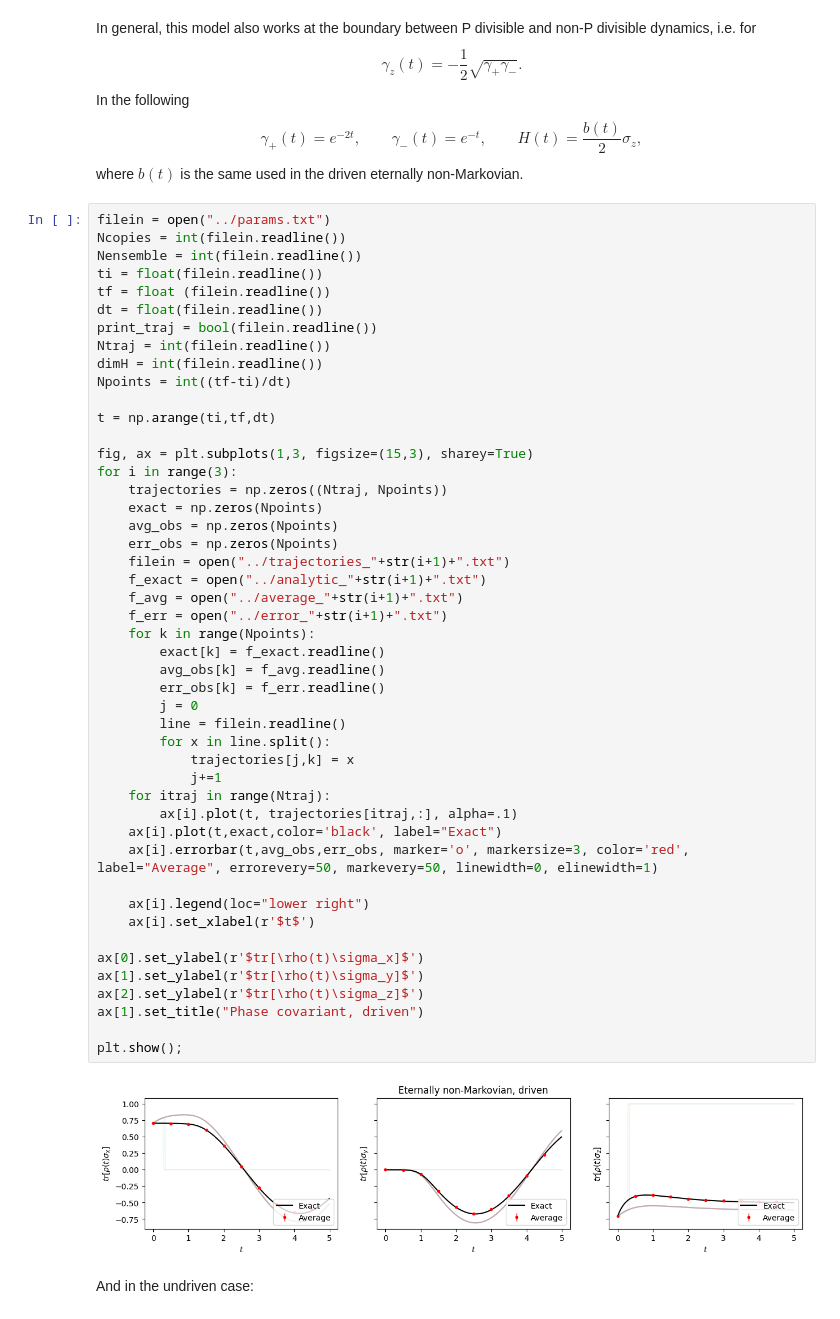
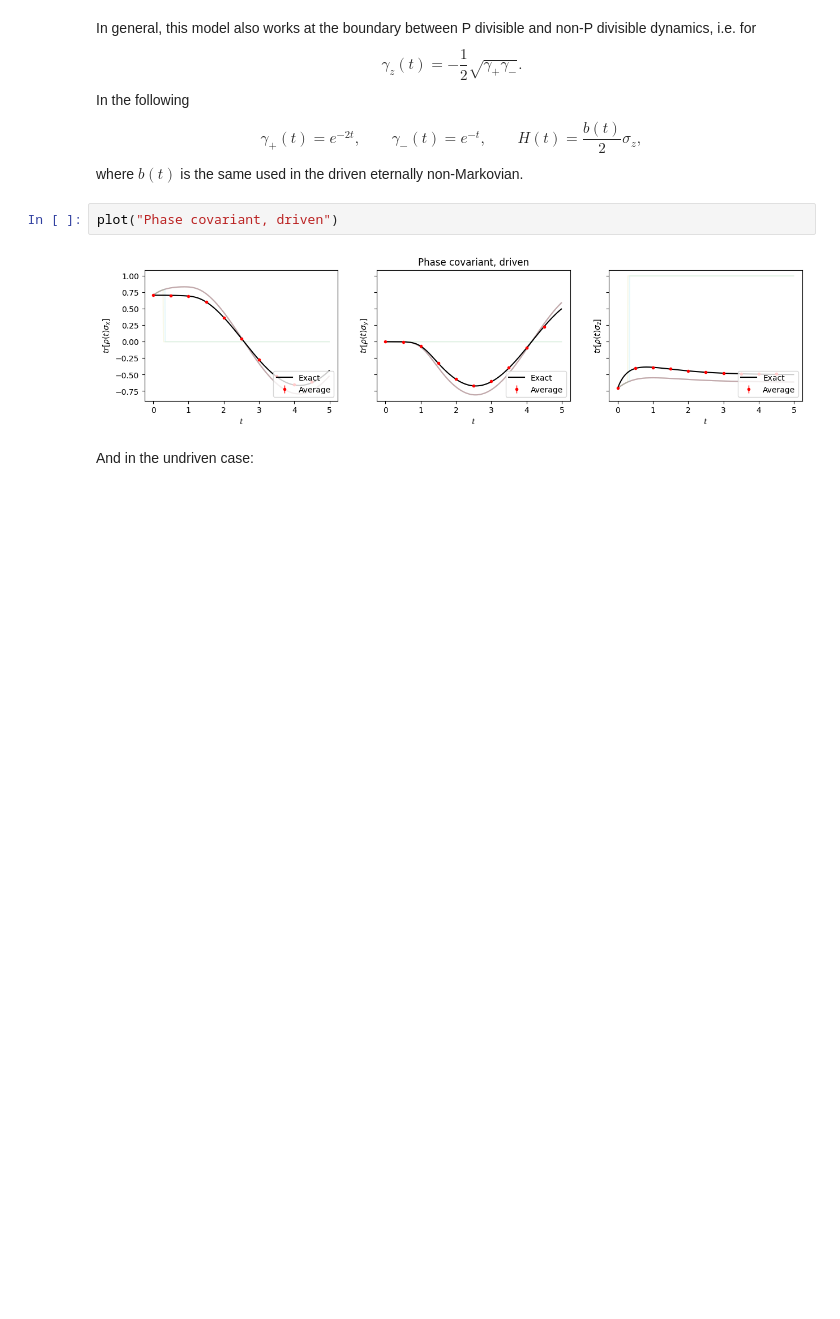
Before and after one commit to federicoSettimo/ROQJ, a Jupyter notebook: Examples/Phase covariant.ipynb, the cells around one changed output. Cells and saved outputs as stored; diff of their text form; blank space fills up the shorter version.

Commit message:
Updated plots

```diff
--- a/Examples/Phase covariant.ipynb
+++ b/Examples/Phase covariant.ipynb
@@ -150,54 +108,9 @@ In the following
 $$ \gamma_+(t) = e^{-2t},\qquad\gamma_-(t) = e^{-t}, \qquad H(t) = \frac{b(t)}2\sigma_z,$$
 where $b(t)$ is the same used in the driven eternally non-Markovian.
 # %%
-filein = open("../params.txt")
-Ncopies = int(filein.readline())
-Nensemble = int(filein.readline())
-ti = float(filein.readline())
-tf = float (filein.readline())
-dt = float(filein.readline())
-print_traj = bool(filein.readline())
-Ntraj = int(filein.readline())
-dimH = int(filein.readline())
-Npoints = int((tf-ti)/dt)
-
-t = np.arange(ti,tf,dt)
-
-fig, ax = plt.subplots(1,3, figsize=(15,3), sharey=True)
-for i in range(3):
-    trajectories = np.zeros((Ntraj, Npoints))
-    exact = np.zeros(Npoints)
-    avg_obs = np.zeros(Npoints)
-    err_obs = np.zeros(Npoints)
-    filein = open("../trajectories_"+str(i+1)+".txt")
-    f_exact = open("../analytic_"+str(i+1)+".txt")
-    f_avg = open("../average_"+str(i+1)+".txt")
-    f_err = open("../error_"+str(i+1)+".txt")
-    for k in range(Npoints):
-        exact[k] = f_exact.readline()
-        avg_obs[k] = f_avg.readline()
-        err_obs[k] = f_err.readline()
-        j = 0
-        line = filein.readline()
-        for x in line.split():
-            trajectories[j,k] = x
-            j+=1
-    for itraj in range(Ntraj):
-        ax[i].plot(t, trajectories[itraj,:], alpha=.1)
-    ax[i].plot(t,exact,color='black', label="Exact")
-    ax[i].errorbar(t,avg_obs,err_obs, marker='o', markersize=3, color='red', label="Average", errorevery=50, markevery=50, linewidth=0, elinewidth=1)
-
-    ax[i].legend(loc="lower right")
-    ax[i].set_xlabel(r'$t$')
-
-ax[0].set_ylabel(r'$tr[\rho(t)\sigma_x]$')
-ax[1].set_ylabel(r'$tr[\rho(t)\sigma_y]$')
-ax[2].set_ylabel(r'$tr[\rho(t)\sigma_z]$')
-ax[1].set_title("Phase covariant, driven")
-
-plt.show();
+plot("Phase covariant, driven")
 # %% [output]
-[figure, old version]
+[figure, new version]
 # %% [markdown]
 And in the undriven case:
 # %%
```
Also changed, not shown: parts of 11 cells of this notebook, 1 other file.
